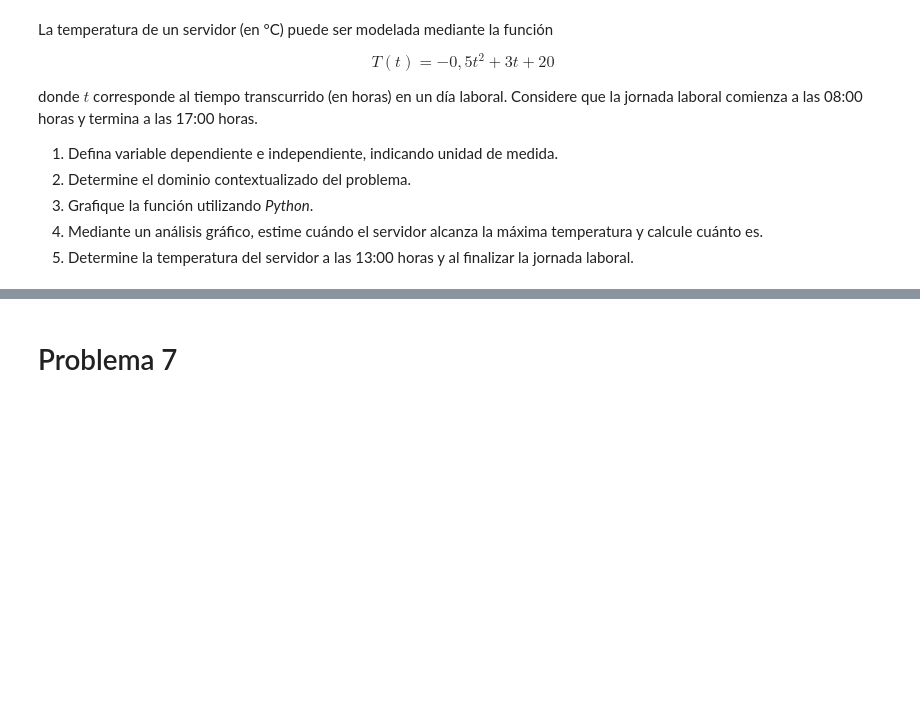
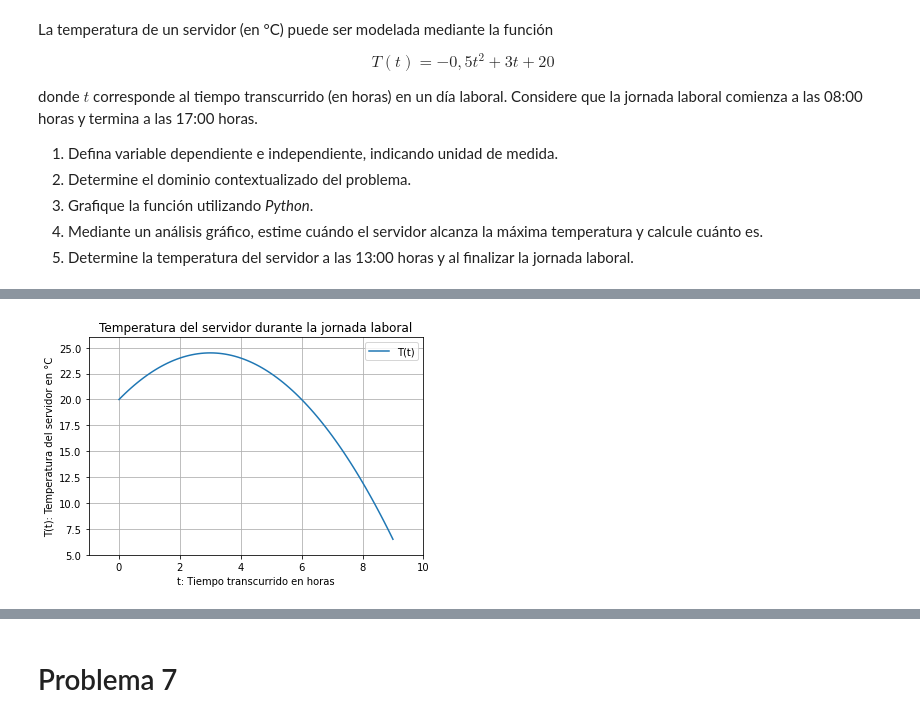
Before and after one commit to Sinon16/Matematicas-Aplicadas, a Jupyter notebook: G1_Funciones.ipynb, the cells around one changed output, grey strips where cells are left out. Cells and saved outputs as stored; diff of their text form; code cells hidden in the pictures; blank space fills up the shorter version.

```diff
--- a/G1_Funciones.ipynb
+++ b/G1_Funciones.ipynb
@@ -126,0 +160,18 @@ donde $t$ corresponde al tiempo transcurrido (en horas) en un día laboral. Cons
+# %%
+def T(t):
+    return -0.5*t**2+3*t+20
+# %%
+import numpy as np
+import matplotlib.pyplot as plt
+
+x = np.arange(0,9.1,0.1)
+plt.plot(x, T(x), label = 'T(t)')
+plt.axis([-1,10,5,26])
+plt.title('Temperatura del servidor durante la jornada laboral')
+plt.xlabel('t: Tiempo transcurrido en horas')
+plt.ylabel('T(t): Temperatura del servidor en °C')
+plt.grid(True)
+plt.legend()
+plt.show()
+# %% [output]
+[figure, added]
```
Also changed, not shown: parts of 17 cells of this notebook.
